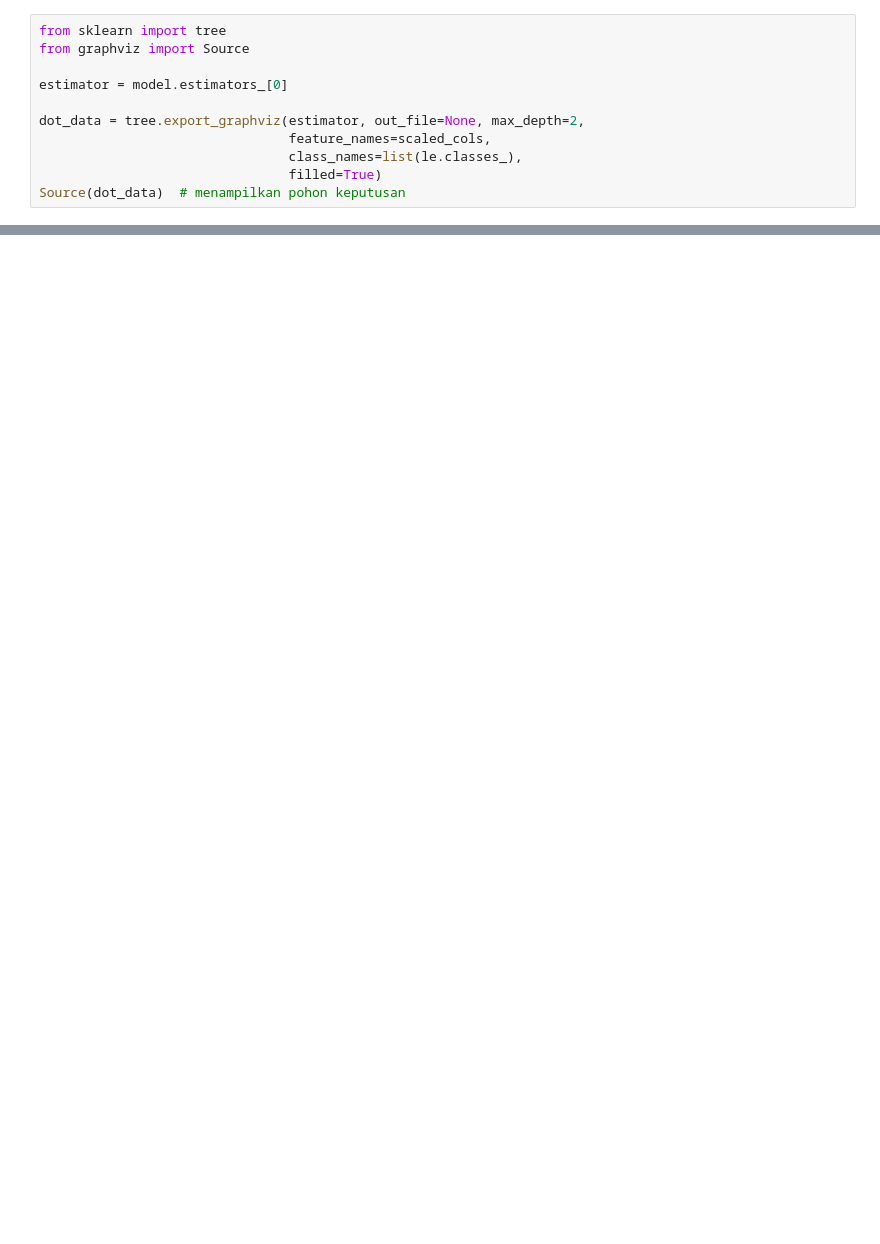
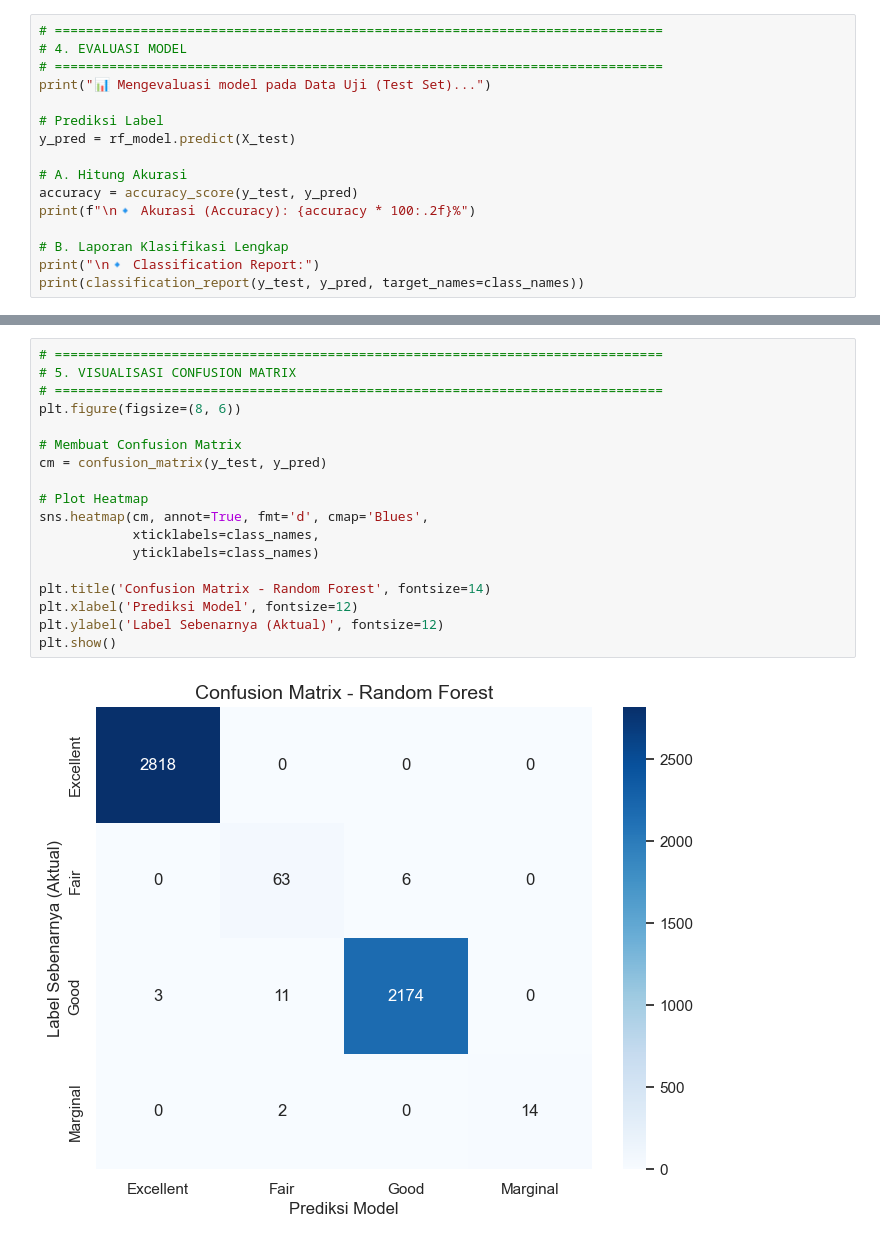
Before and after one commit to rafpoo/project-machine-learning, a Jupyter notebook: notebooks/data_modeling/random_forest/RF_model.ipynb, the cells around one changed output, grey strips where cells are left out. Saved outputs shown, nothing was run; the diff lists cells and outputs as text; blank space fills up the shorter version.

```diff
--- a/notebooks/data_modeling/random_forest/RF_model.ipynb
+++ b/notebooks/data_modeling/random_forest/RF_model.ipynb
@@ -60,12 +76,17 @@ plt.show()
 # %%
-from sklearn import tree
-from graphviz import Source
+# ==============================================================================
+# 4. EVALUASI MODEL
+# ==============================================================================
+print("📊 Mengevaluasi model pada Data Uji (Test Set)...")
 
-estimator = model.estimators_[0]
+# Prediksi Label
+y_pred = rf_model.predict(X_test)
 
-dot_data = tree.export_graphviz(estimator, out_file=None, max_depth=2,
-                                feature_names=scaled_cols,
-                                class_names=list(le.classes_),
-                                filled=True)
-Source(dot_data)  # menampilkan pohon keputusan
+# A. Hitung Akurasi
+accuracy = accuracy_score(y_test, y_pred)
+print(f"\n🔹 Akurasi (Accuracy): {accuracy * 100:.2f}%")
+
+# B. Laporan Klasifikasi Lengkap
+print("\n🔹 Classification Report:")
+print(classification_report(y_test, y_pred, target_names=class_names))
 # %% [output]
@@ -73,0 +108,20 @@ Warning: Could not load "C:\Users\Rafael Po\miniconda\envs\myenv\Library\bin\gvp
+# %%
+# ==============================================================================
+# 5. VISUALISASI CONFUSION MATRIX
+# ==============================================================================
+plt.figure(figsize=(8, 6))
+
+# Membuat Confusion Matrix
+cm = confusion_matrix(y_test, y_pred)
+
+# Plot Heatmap
+sns.heatmap(cm, annot=True, fmt='d', cmap='Blues',
+            xticklabels=class_names,
+            yticklabels=class_names)
+
+plt.title('Confusion Matrix - Random Forest', fontsize=14)
+plt.xlabel('Prediksi Model', fontsize=12)
+plt.ylabel('Label Sebenarnya (Aktual)', fontsize=12)
+plt.show()
+# %% [output]
+[figure, added]
```
Also changed, not shown: parts of 6 cells of this notebook, 11 other files.
